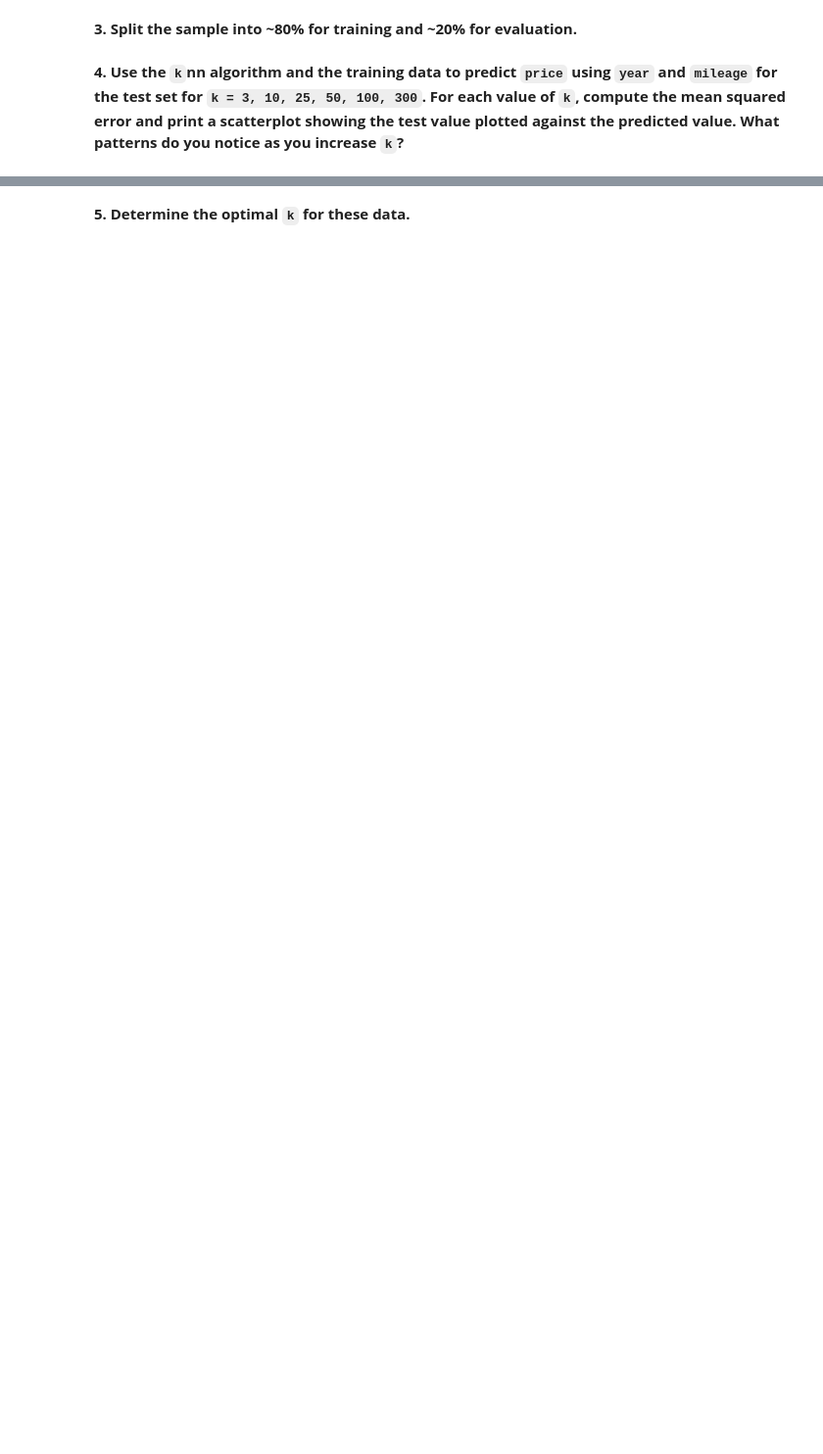
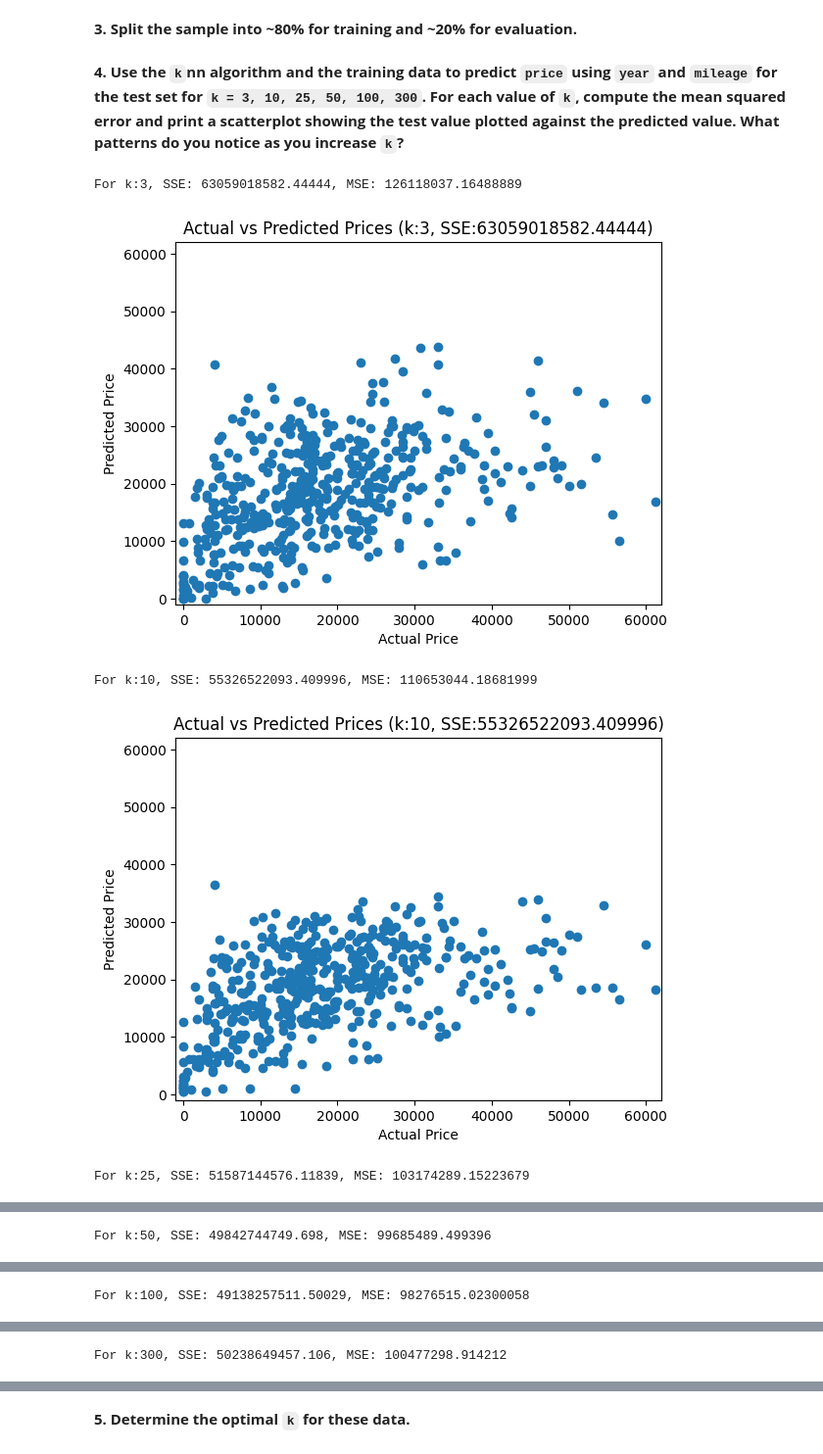
Before and after one commit to kweuj7fh/DS3001-K-Nearest_Neighbor, a Jupyter notebook: Assignment: K-nearest Neighbor.ipynb, the cells around one changed output, grey strips where cells are left out. Shown: that part at 98% size. Saved outputs shown, nothing was run; the diff lists cells and outputs as text; code cells hidden in the pictures; blank space fills up the shorter version.

```diff
--- a/Assignment: K-nearest Neighbor.ipynb
+++ b/Assignment: K-nearest Neighbor.ipynb
@@ -40,0 +66,6 @@ The target variable `y` is `price` and the features are `year` and `mileage`.
+# %%
+# keep the following variables and drop the rest: `price`, `year`, `mileage`.
+
+cars = cars.loc[:,['price','year','mileage'] ]
+print(cars.shape, '\n') # find number of rows and cols
+cars.head() # display first few rows of dataframe
@@ -41,2 +117,12 @@ The target variable `y` is `price` and the features are `year` and `mileage`.
 # %% [markdown]
 **2. Maxmin normalize year and mileage.**
+# %%
+def maxmin(x):
+    u = (x - min(x)) / (max(x) - min(x)) # subtract min value of the column from each element, then divide by range
+    return u
+
+cars['year'] = maxmin(cars['year']) # apply to year
+cars['mileage'] = maxmin(cars['mileage']) # apply to mileage
+
+print(maxmin(cars['year']))
+print(maxmin(cars['mileage']))
@@ -43,4 +147,38 @@ The target variable `y` is `price` and the features are `year` and `mileage`.
 # %% [markdown]
 **3. Split the sample into ~80% for training and ~20% for evaluation.**
+# %%
+from sklearn.model_selection import train_test_split
+
+y = cars['price'] # set price as y (target)
+X = cars.drop('price', axis = 1) # set 'X' as feature set by dropping 'price' from the data
+X_train, X_test, y_train, y_test = train_test_split(X, y, test_size=.2, random_state=100) # split data into 80% training and 20% testing sets
 # %% [markdown]
 **4. Use the `k`nn algorithm and the training data to predict `price` using `year` and `mileage` for the test set for `k = 3, 10, 25, 50, 100, 300`. For each value of `k`, compute the mean squared error and print a scatterplot showing the test value plotted against the predicted value. What patterns do you notice as you increase `k`?**
+# %%
+from sklearn.neighbors import KNeighborsRegressor
+
+kvals = [3, 10, 25, 50, 100, 300]
+for k in kvals:
+     model = KNeighborsRegressor(n_neighbors = k)
+     model.fit(X_train,y_train)
+     y_hat = model.predict(X_test) # predicted
+     SSE = np.sum((y_test-y_hat)**2) # SSE calcualtion
+     MSE = SSE / len(y_test) # MSE calculaiton
+     print('For k:' + str(k) + ', SSE: ' + str(SSE) + ', MSE: ' + str(MSE))
+
+     plt.scatter(y_test, y_hat)
+     plt.title('k: '+str(k)+', SSE: '+str(SSE))
+
+     plt.title('Actual vs Predicted Prices (k:' + str(k) + ', SSE:' + str(SSE) + ')')
+     plt.xlabel('Actual Price')
+     plt.ylabel('Predicted Price')
+
+     plt.ylim(-1000, 62000)
+     plt.xlim(-1000, 62000)
+     plt.show()
+# %% [output]
+For k:3, SSE: 63059018582.44444, MSE: 126118037.16488889
+[figure, added]
+For k:10, SSE: 55326522093.409996, MSE: 110653044.18681999
+[figure, added]
+For k:25, SSE: 51587144576.11839, MSE: 103174289.15223679
@@ -46,0 +186 @@ The target variable `y` is `price` and the features are `year` and `mileage`.
+For k:50, SSE: 49842744749.698, MSE: 99685489.499396
@@ -46,0 +188 @@ The target variable `y` is `price` and the features are `year` and `mileage`.
+For k:100, SSE: 49138257511.50029, MSE: 98276515.02300058
@@ -46,0 +190 @@ The target variable `y` is `price` and the features are `year` and `mileage`.
+For k:300, SSE: 50238649457.106, MSE: 100477298.914212
```
Also changed, not shown: parts of 29 cells of this notebook.
